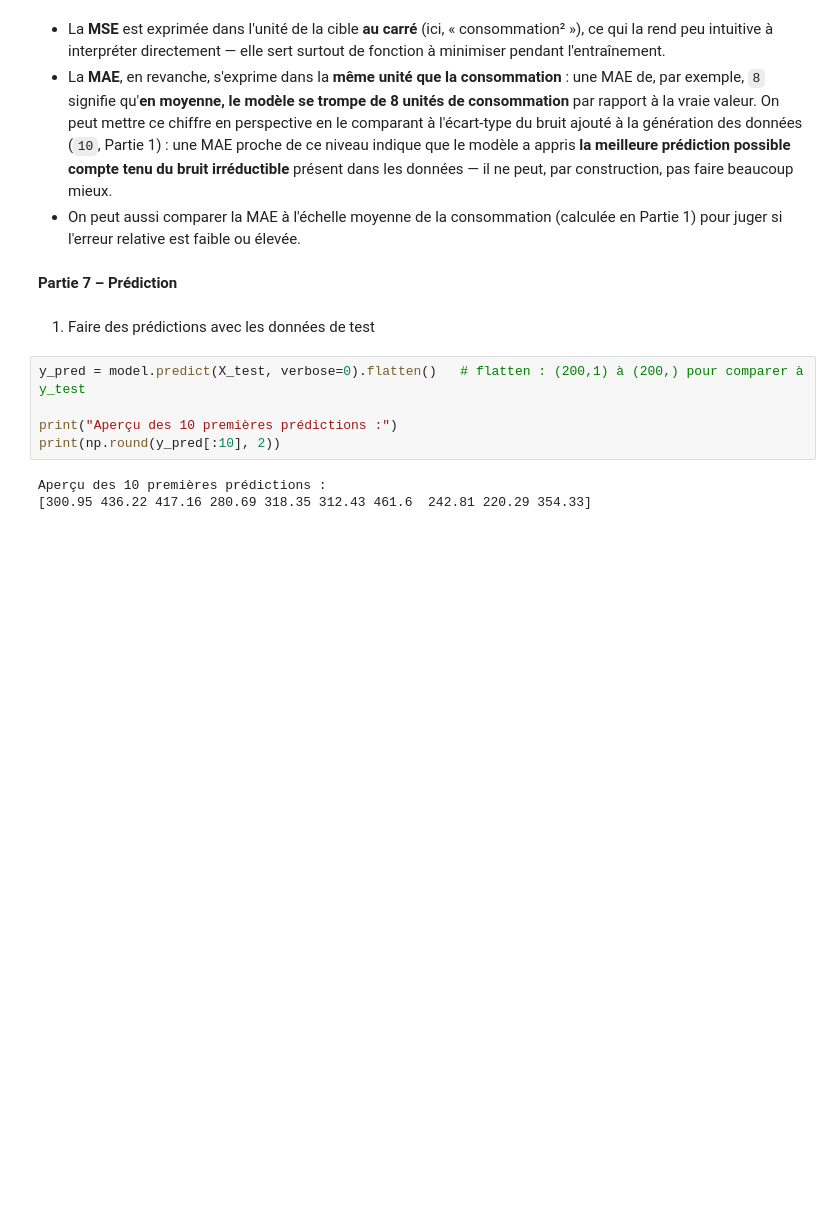
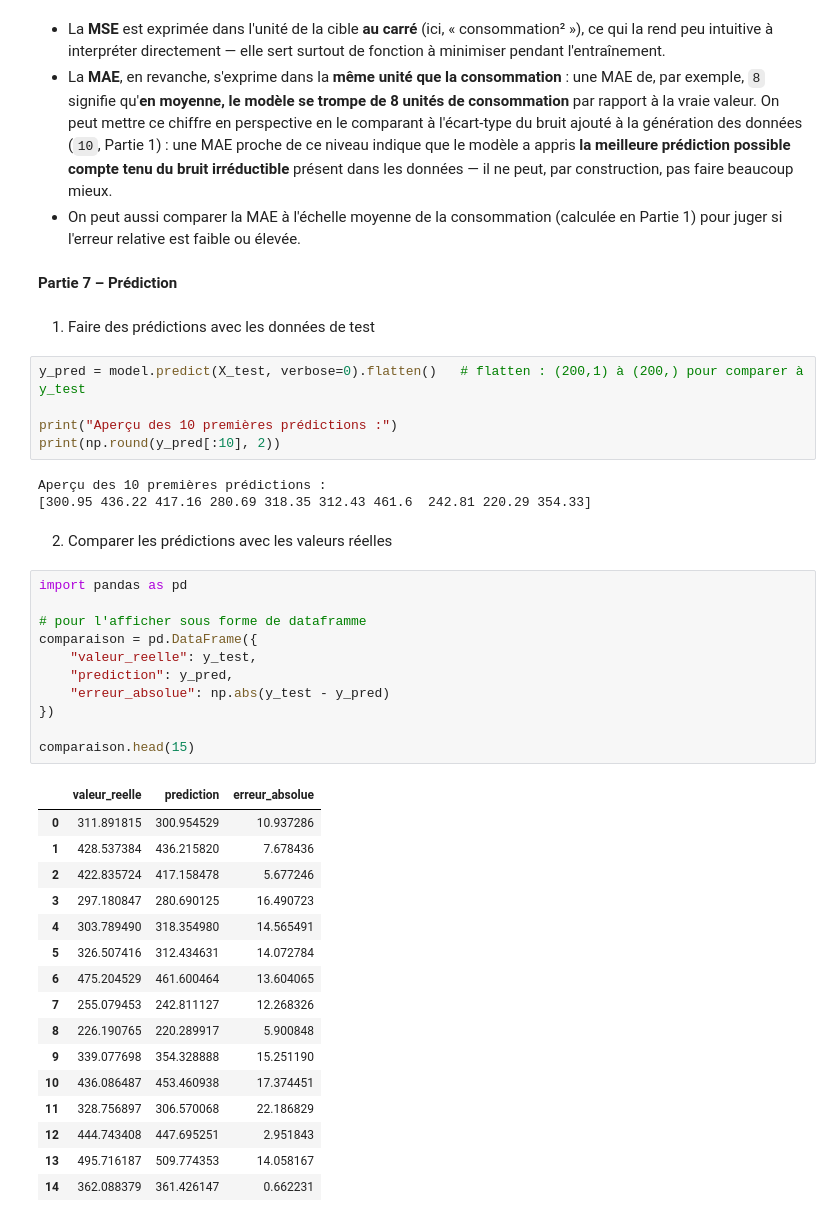
Before and after one commit to Youssoupha-ndiaye/TP_tensorflow_ODC_IA, a Jupyter notebook: atelier_tensorflow_iot/notebooks/atelier_tensorflow_iot.ipynb, the cells around one changed output. Drawn from its saved outputs; the diff is of its cells as text; blank space fills up the shorter version.

Commit message:
Partie 7 : Question 2 : Comparaison les prédictions avec les valeurs réelles

```diff
--- a/atelier_tensorflow_iot/notebooks/atelier_tensorflow_iot.ipynb
+++ b/atelier_tensorflow_iot/notebooks/atelier_tensorflow_iot.ipynb
@@ -392,3 +392,33 @@ print(np.round(y_pred[:10], 2))
 # %% [output]
 Aperçu des 10 premières prédictions :
 [300.95 436.22 417.16 280.69 318.35 312.43 461.6  242.81 220.29 354.33]
+# %% [markdown]
+2) Comparer les prédictions avec les valeurs réelles
+# %%
+import pandas as pd
+
+# pour l'afficher sous forme de dataframme
+comparaison = pd.DataFrame({
+    "valeur_reelle": y_test,
+    "prediction": y_pred,
+    "erreur_absolue": np.abs(y_test - y_pred)
+})
+
+comparaison.head(15)
+# %% [output]
+|  | valeur_reelle | prediction | erreur_absolue |
+| 0 | 311.891815 | 300.954529 | 10.937286 |
+| 1 | 428.537384 | 436.215820 | 7.678436 |
+| 2 | 422.835724 | 417.158478 | 5.677246 |
+| 3 | 297.180847 | 280.690125 | 16.490723 |
+| 4 | 303.789490 | 318.354980 | 14.565491 |
+| 5 | 326.507416 | 312.434631 | 14.072784 |
+| 6 | 475.204529 | 461.600464 | 13.604065 |
+| 7 | 255.079453 | 242.811127 | 12.268326 |
+| 8 | 226.190765 | 220.289917 | 5.900848 |
+| 9 | 339.077698 | 354.328888 | 15.251190 |
+| 10 | 436.086487 | 453.460938 | 17.374451 |
+| 11 | 328.756897 | 306.570068 | 22.186829 |
+| 12 | 444.743408 | 447.695251 | 2.951843 |
+| 13 | 495.716187 | 509.774353 | 14.058167 |
+| 14 | 362.088379 | 361.426147 | 0.662231 |
```
